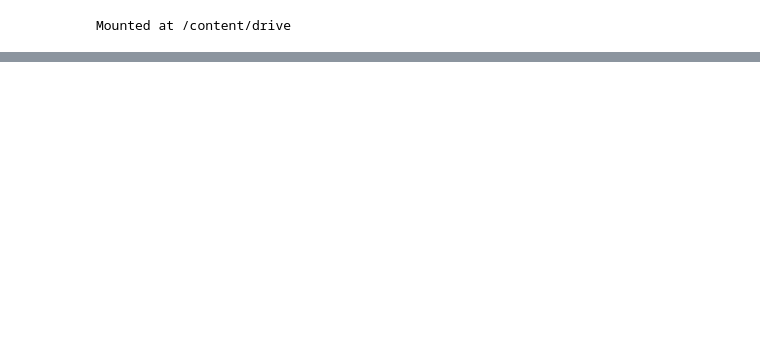
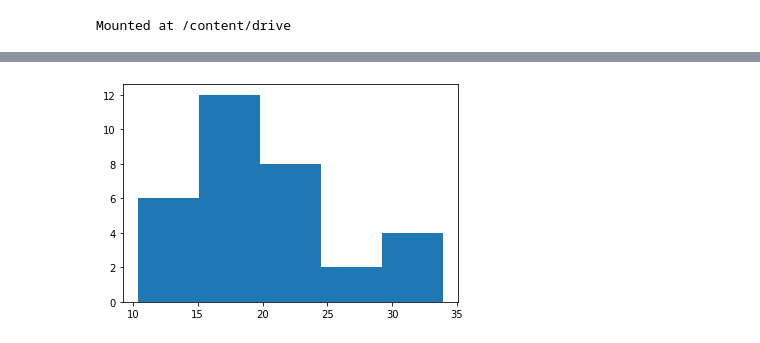
Before and after one commit to vishant016/140_VISHANT, a Jupyter notebook: LAB1_0.ipynb, the cells around one changed output, grey strips where cells are left out. Cells and saved outputs as stored; diff of their text form; code cells hidden in the pictures; blank space fills up the shorter version.

```diff
--- a/LAB1_0.ipynb
+++ b/LAB1_0.ipynb
@@ -20,0 +60,5 @@ cyl
+# %%
+plt.hist(data['mpg'],bins=5)
+plt.show()
+# %% [output]
+[figure, added]
```
Also changed, not shown: parts of 10 cells of this notebook.
